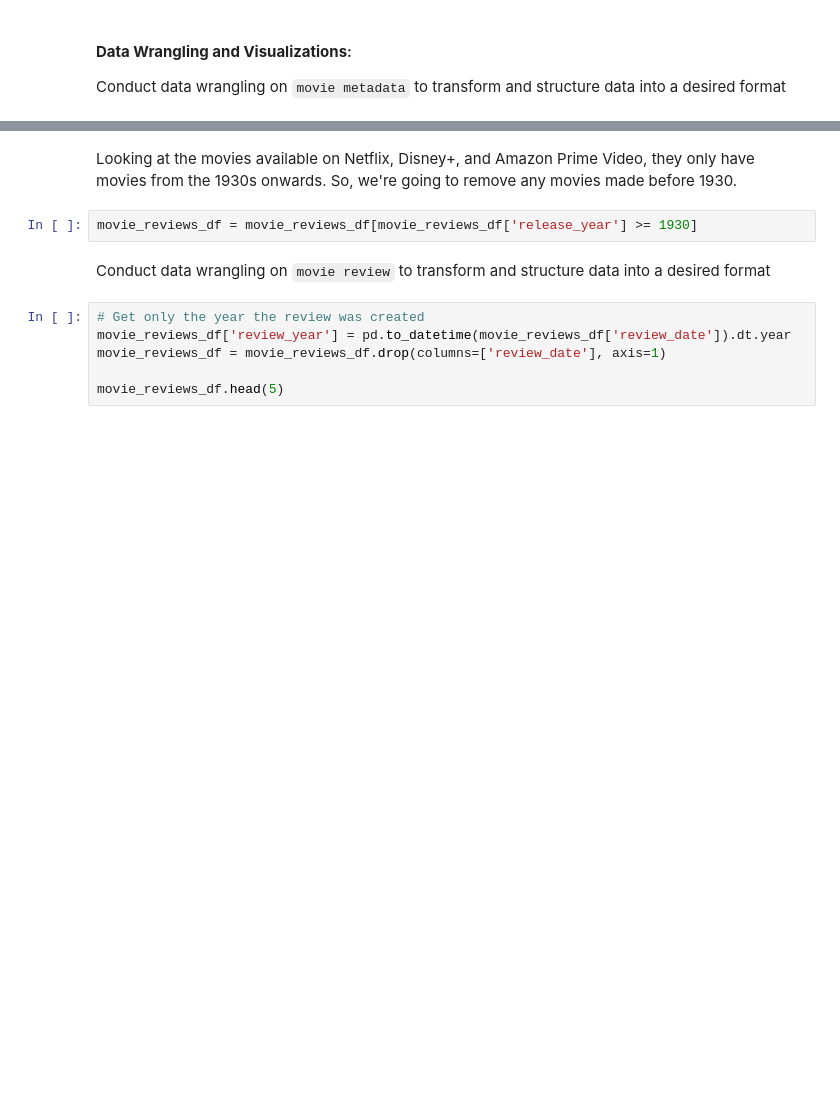
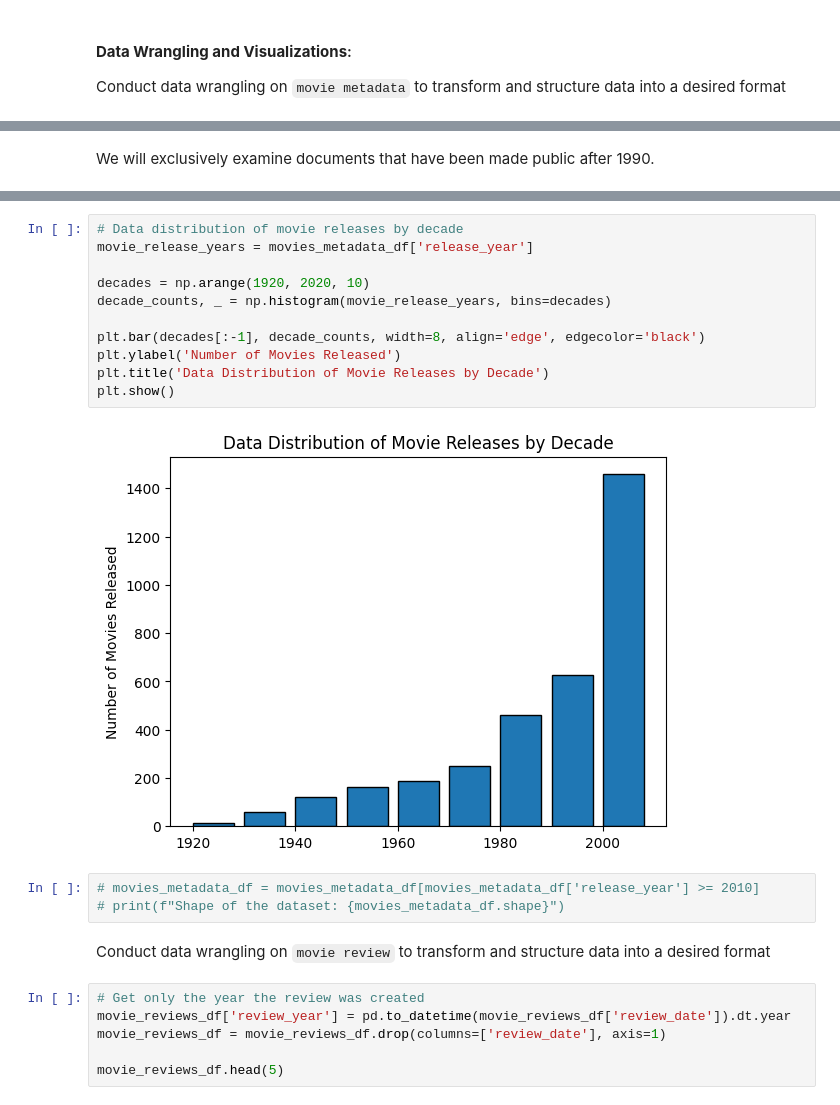
Before and after one commit to abccastro/Movie-Sentiment-Analysis, a Jupyter notebook: Movie Sentiment Analysis using LSTM.ipynb, the cells around one changed output, grey strips where cells are left out. Saved outputs shown, nothing was run; the diff lists cells and outputs as text; blank space fills up the shorter version.

```diff
--- a/Movie Sentiment Analysis using LSTM.ipynb
+++ b/Movie Sentiment Analysis using LSTM.ipynb
@@ -350,6 +348,8 @@ movies_metadata_df.head(5)
 | 2 | 113277 | Heat | 1995 | Action;Crime;Drama | 170.0 | 60000000.0 | 187436818.0 | [{'name': 'Regency Enterprises', ... | [{'cast_id': 25, 'character': 'Lt... | ... |
 | 3 | 114319 | Sabrina | 1995 | Comedy;Drama | 127.0 | 58000000.0 | 0.0 | [{'name': 'Paramount Pictures', '... | [{'cast_id': 1, 'character': 'Lin... | ... |
 | 4 | 114576 | Sudden Death | 1995 | Action;Crime;Thriller | 106.0 | 35000000.0 | 64350171.0 | [{'name': 'Universal Pictures', '... | [{'cast_id': 1, 'character': 'Dar... | ... |
+# %% [markdown]
+We will exclusively examine documents that have been made public after 1990.
 # %%
 # Convert genre into list data type
 movies_metadata_df['genre'] = movies_metadata_df['genre'].apply(lambda x : x.split(";"))
@@ -369,10 +369,22 @@ movies_metadata_df[['genre', 'production_companies', 'cast', 'crew']].head(5)
 | 2 | [Action, Crime, Drama] | [Regency Enterprises, Forward Pas... | [{'cast_id': 25, 'character': 'Lt... | [{'credit_id': '52fe4292c3a36847f... |
 | 3 | [Comedy, Drama] | [Paramount Pictures, Scott Rudin ... | [{'cast_id': 1, 'character': 'Lin... | [{'credit_id': '52fe44959251416c7... |
 | 4 | [Action, Crime, Thriller] | [Universal Pictures, Imperial Ent... | [{'cast_id': 1, 'character': 'Dar... | [{'credit_id': '52fe44dbc3a36847f... |
-# %% [markdown]
-Looking at the movies available on Netflix, Disney+, and Amazon Prime Video, they only have movies from the 1930s onwards. So, we're going to remove any movies made before 1930.
-# %%
-movie_reviews_df = movie_reviews_df[movie_reviews_df['release_year'] >= 1930]
+# %%
+# Data distribution of movie releases by decade
+movie_release_years = movies_metadata_df['release_year']
+
+decades = np.arange(1920, 2020, 10)
+decade_counts, _ = np.histogram(movie_release_years, bins=decades)
+
+plt.bar(decades[:-1], decade_counts, width=8, align='edge', edgecolor='black')
+plt.ylabel('Number of Movies Released')
+plt.title('Data Distribution of Movie Releases by Decade')
+plt.show()
+# %% [output]
+[figure, added]
+# %%
+# movies_metadata_df = movies_metadata_df[movies_metadata_df['release_year'] >= 2010]
+# print(f"Shape of the dataset: {movies_metadata_df.shape}")
 # %% [markdown]
 Conduct data wrangling on `movie review` to transform and structure data into a desired format
 # %%
```
Also changed, not shown: parts of 51 cells of this notebook, 1 other file.
